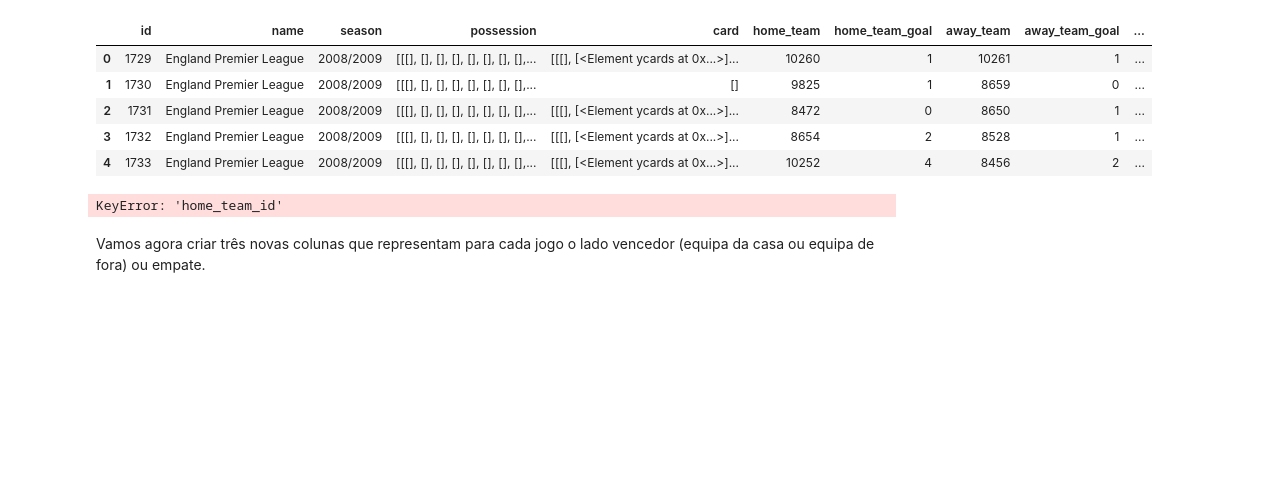
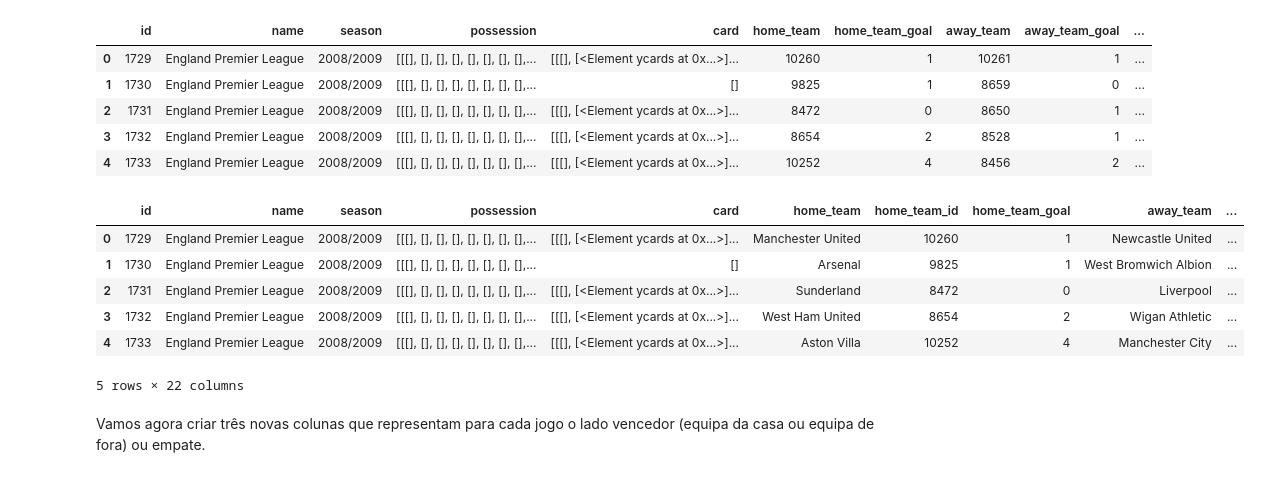
Before and after one commit to andremmori/IART-Project2, a Jupyter notebook: SoccerRegression.ipynb, the cells around one changed output. Saved outputs shown, nothing was run; the diff lists cells and outputs as text; code cells hidden in the pictures; blank space fills up the shorter version.

Commit message:
Fixed card calculation

```diff
--- a/SoccerRegression.ipynb
+++ b/SoccerRegression.ipynb
@@ -85,45 +85,54 @@ matches.head()
 | 3 | 1732 | England Premier League | 2008/2009 | [[[], [], [], [], [], [], [], [],... | [[[], [<Element ycards at 0x...>]... | 8654 | 2 | 8528 | 1 | ... |
 | 4 | 1733 | England Premier League | 2008/2009 | [[[], [], [], [], [], [], [], [],... | [[[], [<Element ycards at 0x...>]... | 10252 | 4 | 8456 | 2 | ... |
 # %%
+import numpy
+
 card = et.Element("card")
 
-for id,row in zip(matches['id'],matches['card']):
+for id, row in zip(matches['id'], matches['card']):
     #print(et.tostring(row, pretty_print=True).decode())
-    if(len(row.getchildren())):
+    if len(row.getchildren()):
         match = et.SubElement(card,'match')
         match.set('id', str(id))
         for child in row.getchildren():
             el = et.fromstring(et.tostring(child))
             match.append(el)
 
 file = open('card.xml', 'w+')
 file.write(et.tostring(card, pretty_print=True).decode())
 
 
 matches['HY'] = 0
 matches['AY'] = 0
 matches['HR'] = 0
 matches['AR'] = 0
-idx = 0
 for _, element in et.iterparse("card.xml", tag='match'):
+    id = element.get('id')
+    idx = matches[matches['id'] == numpy.int64(id)].index.values.astype(int)[0]
 
     for child in element:
         if(child.findtext('team') == str(matches.at[idx, 'home_team_id'])):
             if(child.findtext('card_type') == 'y'):
                 matches.at[idx, 'HY'] += 1
             else:
                 matches.at[idx, 'HR'] += 1
 
         elif(child.findtext('team') == str(matches.at[idx, 'away_team_id'])):
             if(child.findtext('card_type') == 'y'):
                 matches.at[idx, 'AY'] += 1
             else:
                 matches.at[idx, 'AR'] += 1
-    idx += 1
+
     element.clear(keep_tail=True)
 matches.head()
 # %% [output]
+|  | id | name | season | possession | card | home_team | home_team_id | home_team_goal | away_team | ... |
+| 0 | 1729 | England Premier League | 2008/2009 | [[[], [], [], [], [], [], [], [],... | [[[], [<Element ycards at 0x...>]... | Manchester United | 10260 | 1 | Newcastle United | ... |
+| 1 | 1730 | England Premier League | 2008/2009 | [[[], [], [], [], [], [], [], [],... | [] | Arsenal | 9825 | 1 | West Bromwich Albion | ... |
+| 2 | 1731 | England Premier League | 2008/2009 | [[[], [], [], [], [], [], [], [],... | [[[], [<Element ycards at 0x...>]... | Sunderland | 8472 | 0 | Liverpool | ... |
+| 3 | 1732 | England Premier League | 2008/2009 | [[[], [], [], [], [], [], [], [],... | [[[], [<Element ycards at 0x...>]... | West Ham United | 8654 | 2 | Wigan Athletic | ... |
+| 4 | 1733 | England Premier League | 2008/2009 | [[[], [], [], [], [], [], [], [],... | [[[], [<Element ycards at 0x...>]... | Aston Villa | 10252 | 4 | Manchester City | ... |
-KeyError: 'home_team_id'
+5 rows × 22 columns
 # %% [markdown]
 Vamos agora criar três novas colunas que representam para cada jogo o lado vencedor (equipa da casa ou equipa de fora) ou empate.
 # %%
```
Also changed, not shown: 1 other file.
